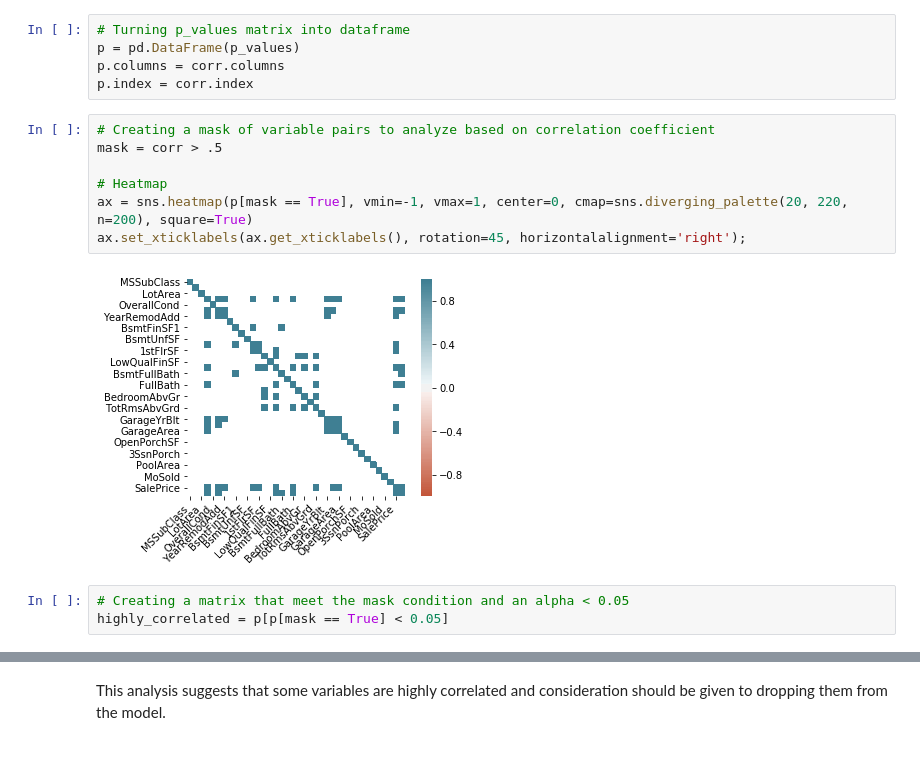
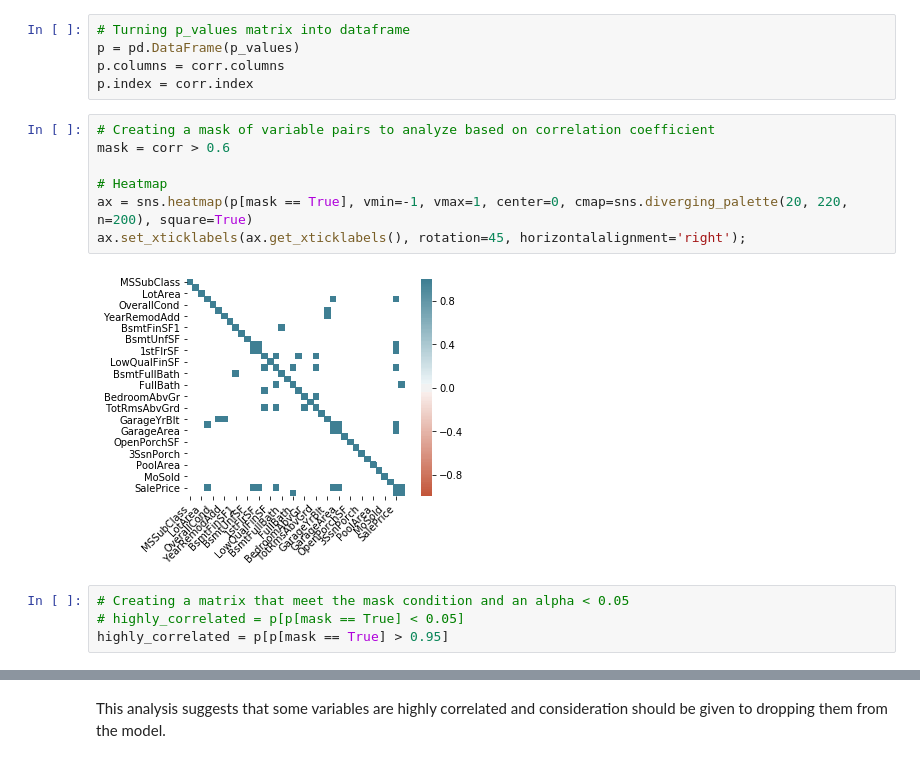
Before and after one commit to ABitNutty/Capstone-1, a Jupyter notebook: Inferential_Statistics.ipynb, the cells around one changed output, grey strips where cells are left out. Cells and saved outputs as stored; diff of their text form.

```diff
--- a/Inferential_Statistics.ipynb
+++ b/Inferential_Statistics.ipynb
@@ -198,16 +219,17 @@ p.columns = corr.columns
 p.index = corr.index
 # %%
 # Creating a mask of variable pairs to analyze based on correlation coefficient
-mask = corr > .5
+mask = corr > 0.6
 
 # Heatmap
 ax = sns.heatmap(p[mask == True], vmin=-1, vmax=1, center=0, cmap=sns.diverging_palette(20, 220, n=200), square=True)
 ax.set_xticklabels(ax.get_xticklabels(), rotation=45, horizontalalignment='right');
 # %% [output]
-[figure, old version]
+[figure, new version]
 # %%
 # Creating a matrix that meet the mask condition and an alpha < 0.05
-highly_correlated = p[p[mask == True] < 0.05]
+# highly_correlated = p[p[mask == True] < 0.05]
+highly_correlated = p[p[mask == True] > 0.95]
 # %%
 for column in highly_correlated.columns:
     # Looping through columns looking for p-values that made it through the filter
```
Also changed, not shown: parts of 16 cells of this notebook.
